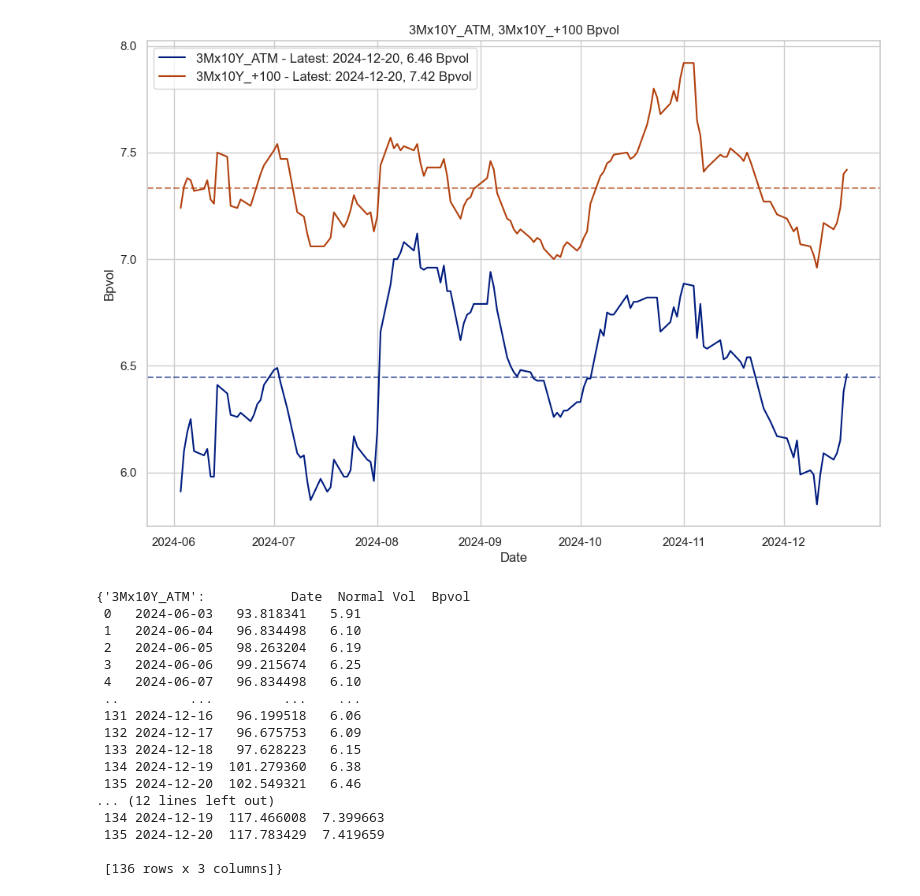
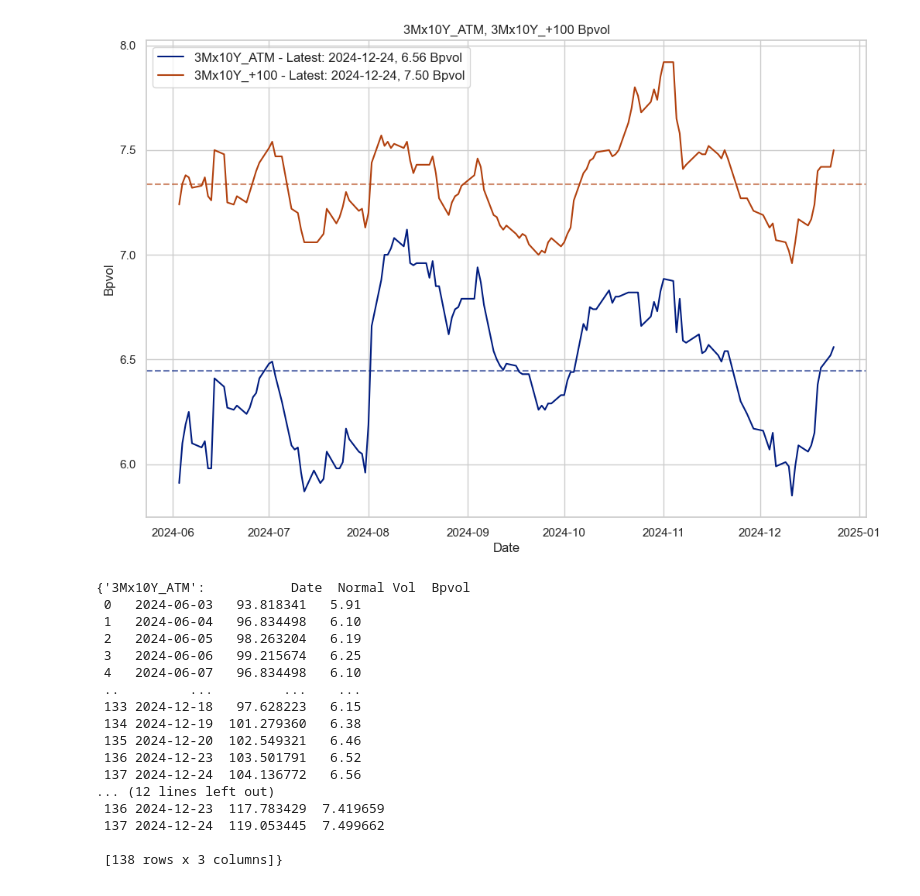
Before and after one commit to pfin/Curvy-CUSIPs, a Jupyter notebook: notebooks/atm_vol_surface.ipynb, the cells around one changed output. Saved outputs shown, nothing was run; the diff lists cells and outputs as text; code cells hidden in the pictures.

```diff
--- a/notebooks/atm_vol_surface.ipynb
+++ b/notebooks/atm_vol_surface.ipynb
@@ -56,6 +50,6 @@ atm_surfaces = s490_swaptions.get_vol_surfaces(date=date, expiry="1M", plot_surf
 atm_df = atm_surfaces[date]
 # %%
 s490_swaptions.get_vol_timeseries(
-    tenor_strike_pairs=[("3Mx10Y", 0), ("3Mx10Y", 100)], start_date=datetime(2024, 6, 1), end_date=datetime(2024, 12, 20), plot_timeseries=True
+    tenor_strike_pairs=[("3Mx10Y", 0), ("3Mx10Y", 100)], start_date=datetime(2024, 6, 1), end_date=datetime(2024, 12, 24), plot_timeseries=True
 )
 # %% [output]
@@ -64,7 +58,7 @@ s490_swaptions.get_vol_timeseries(
 0 2024-11-22  b'2024-11-22'
 1 2024-11-26  b'2024-11-26'
 2 2024-12-03  b'2024-12-03'
-[figure, old version]
+[figure, new version]
 {'3Mx10Y_ATM':           Date  Normal Vol  Bpvol
  0   2024-06-03   93.818341   5.91
  1   2024-06-04   96.834498   6.10
@@ -72,13 +66,13 @@ s490_swaptions.get_vol_timeseries(
  3   2024-06-06   99.215674   6.25
  4   2024-06-07   96.834498   6.10
  ..         ...         ...    ...
- 131 2024-12-16   96.199518   6.06
- 132 2024-12-17   96.675753   6.09
  133 2024-12-18   97.628223   6.15
  134 2024-12-19  101.279360   6.38
  135 2024-12-20  102.549321   6.46
+ 136 2024-12-23  103.501791   6.52
+ 137 2024-12-24  104.136772   6.56
 ... (12 lines left out)
- 134 2024-12-19  117.466008  7.399663
- 135 2024-12-20  117.783429  7.419659
+ 136 2024-12-23  117.783429  7.419659
+ 137 2024-12-24  119.053445  7.499662
 
- [136 rows x 3 columns]}
+ [138 rows x 3 columns]}
```
Also changed, not shown: parts of 4 cells of this notebook, 5 other files.
